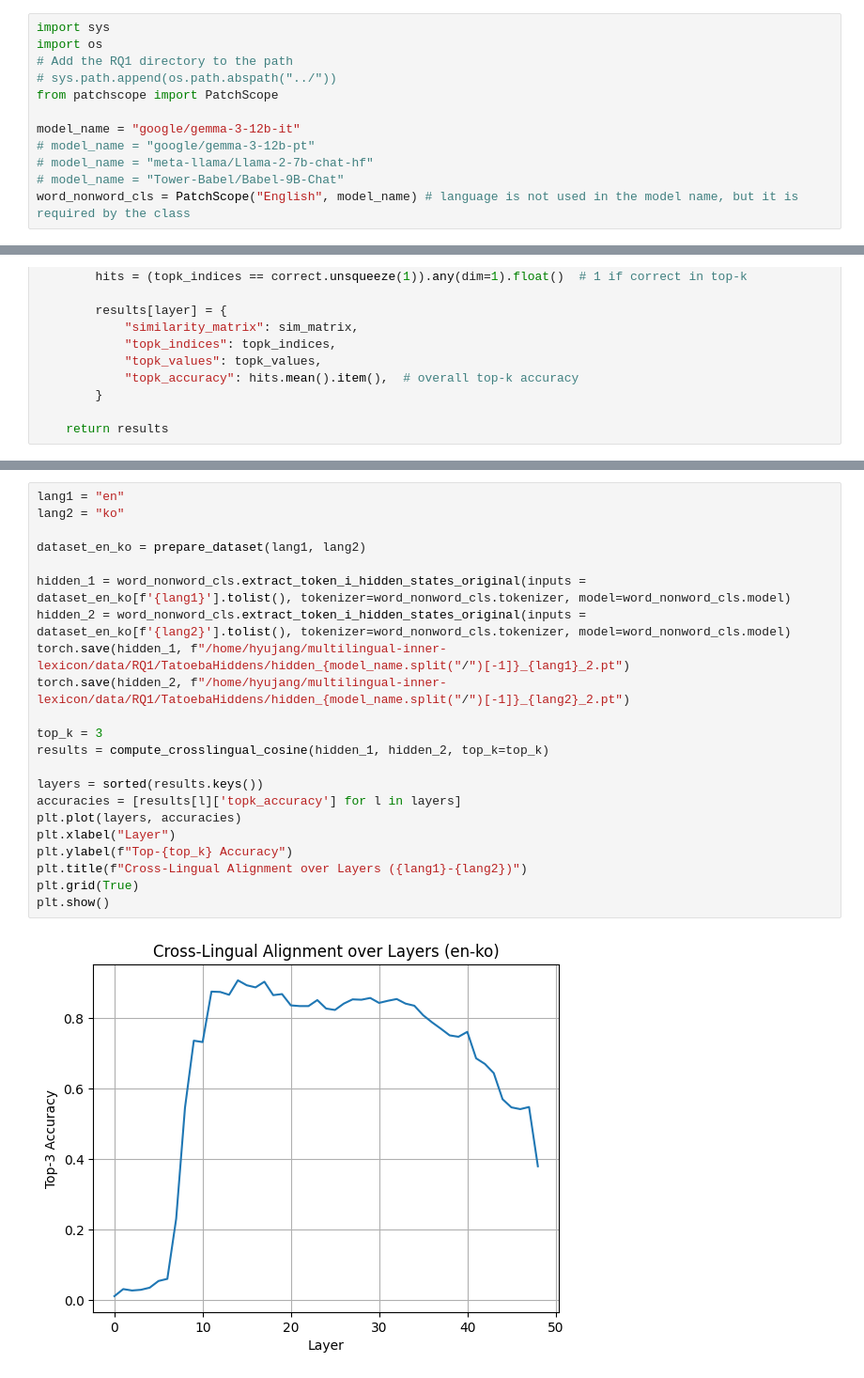
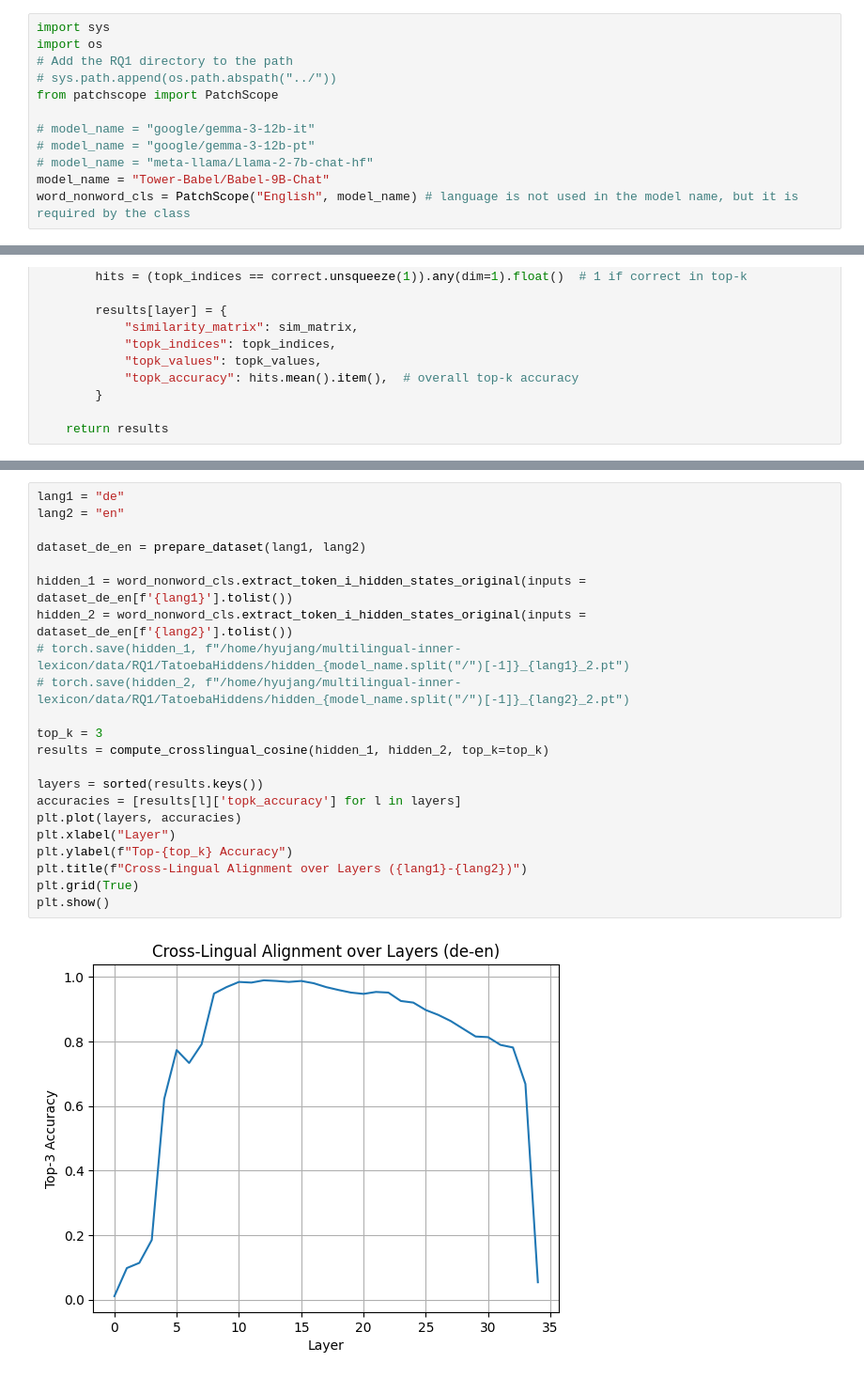
Before and after one commit to hjjjang/multilingual-inner-lexicon, a Jupyter notebook: RQ1/WordIdentity/cross_lingual.ipynb, the cells around one changed output, grey strips where cells are left out. Shown at 94% size. Cells and saved outputs as stored; diff of their text form.

```diff
--- a/RQ1/WordIdentity/cross_lingual.ipynb
+++ b/RQ1/WordIdentity/cross_lingual.ipynb
@@ -5,10 +5,10 @@ import os
 # sys.path.append(os.path.abspath("../"))
 from patchscope import PatchScope
 
-model_name = "google/gemma-3-12b-it"
+# model_name = "google/gemma-3-12b-it"
 # model_name = "google/gemma-3-12b-pt"
 # model_name = "meta-llama/Llama-2-7b-chat-hf"
-# model_name = "Tower-Babel/Babel-9B-Chat"
+model_name = "Tower-Babel/Babel-9B-Chat"
 word_nonword_cls = PatchScope("English", model_name) # language is not used in the model name, but it is required by the class
 # %% [output]
 Using device: cuda
@@ -228,24 +253,24 @@ def compute_crosslingual_cosine(hidden_en, hidden_ko, top_k=5):
 # %%
-lang1 = "en"
-lang2 = "ko"
+lang1 = "de"
+lang2 = "en"
 
-dataset_en_ko = prepare_dataset(lang1, lang2)
+dataset_de_en = prepare_dataset(lang1, lang2)
 
-hidden_1 = word_nonword_cls.extract_token_i_hidden_states_original(inputs = dataset_en_ko[f'{lang1}'].tolist(), tokenizer=word_nonword_cls.tokenizer, model=word_nonword_cls.model)
-hidden_2 = word_nonword_cls.extract_token_i_hidden_states_original(inputs = dataset_en_ko[f'{lang2}'].tolist(), tokenizer=word_nonword_cls.tokenizer, model=word_nonword_cls.model)
-torch.save(hidden_1, f"/home/hyujang/multilingual-inner-lexicon/data/RQ1/TatoebaHiddens/hidden_{model_name.split("/")[-1]}_{lang1}_2.pt")
-torch.save(hidden_2, f"/home/hyujang/multilingual-inner-lexicon/data/RQ1/TatoebaHiddens/hidden_{model_name.split("/")[-1]}_{lang2}_2.pt")
+hidden_1 = word_nonword_cls.extract_token_i_hidden_states_original(inputs = dataset_de_en[f'{lang1}'].tolist())
+hidden_2 = word_nonword_cls.extract_token_i_hidden_states_original(inputs = dataset_de_en[f'{lang2}'].tolist())
+# torch.save(hidden_1, f"/home/hyujang/multilingual-inner-lexicon/data/RQ1/TatoebaHiddens/hidden_{model_name.split("/")[-1]}_{lang1}_2.pt")
+# torch.save(hidden_2, f"/home/hyujang/multilingual-inner-lexicon/data/RQ1/TatoebaHiddens/hidden_{model_name.split("/")[-1]}_{lang2}_2.pt")
 
 top_k = 3
 results = compute_crosslingual_cosine(hidden_1, hidden_2, top_k=top_k)
 
 layers = sorted(results.keys())
 accuracies = [results[l]['topk_accuracy'] for l in layers]
 plt.plot(layers, accuracies)
 plt.xlabel("Layer")
 plt.ylabel(f"Top-{top_k} Accuracy")
 plt.title(f"Cross-Lingual Alignment over Layers ({lang1}-{lang2})")
 plt.grid(True)
 plt.show()
 # %% [output]
-[figure, old version]
+[figure, new version]
```
Also changed, not shown: parts of 16 cells of this notebook, 14 other files.
